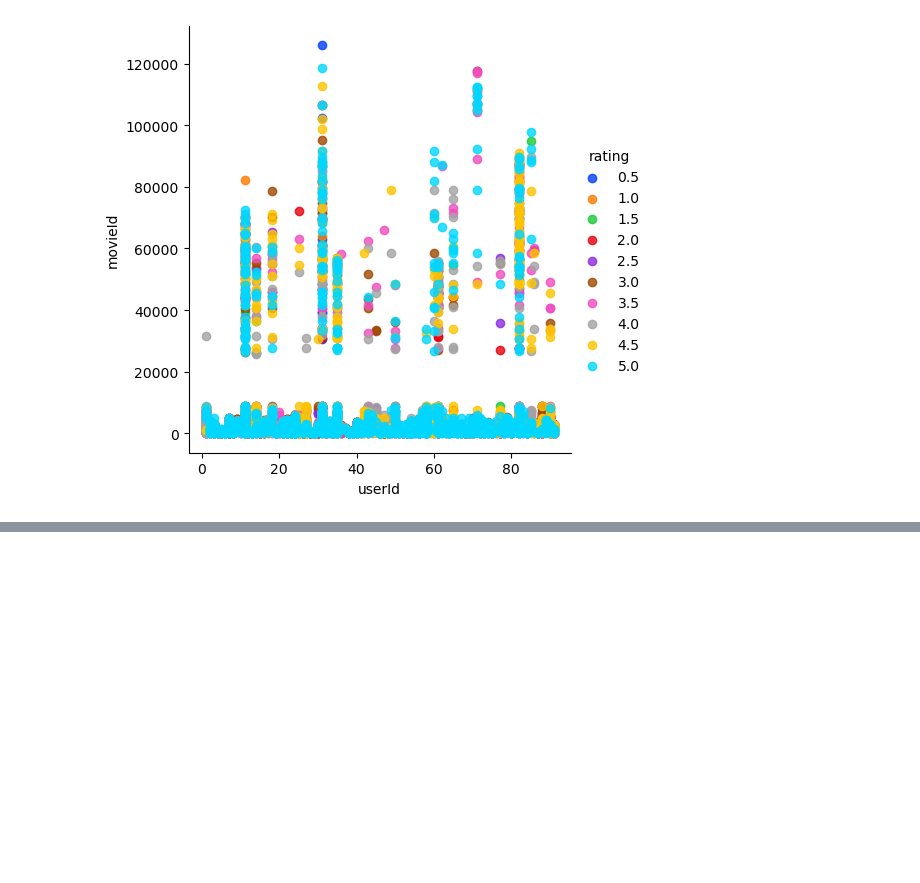
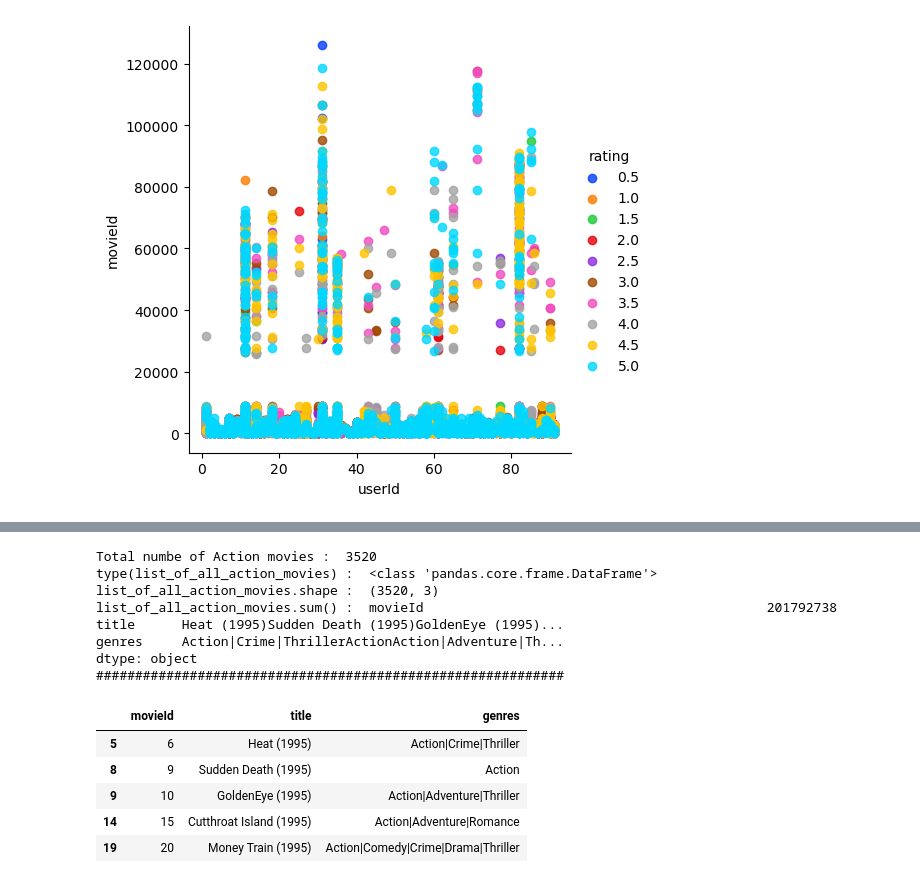
Before and after one commit to jayacpc9/FSDS_Classes, a Jupyter notebook: Python_Workspace/Notebook/BasicCoding_python_kaggle_intro_1_05272016 copy.ipynb, the cells around one changed output, grey strips where cells are left out. Saved outputs shown, nothing was run; the diff lists cells and outputs as text; code cells hidden in the pictures; blank space fills up the shorter version.

```diff
--- a/Python_Workspace/Notebook/BasicCoding_python_kaggle_intro_1_05272016 copy.ipynb
+++ b/Python_Workspace/Notebook/BasicCoding_python_kaggle_intro_1_05272016 copy.ipynb
@@ -583,0 +608,29 @@ vis5 = sns.lmplot(data =ratings_df[0:10000], x='userId',y='movieId',fit_reg=Fals
+# %%
+# get list of Action movies
+movies_df.columns
+is_action=movies_df['genres'].str.contains('Action')
+
+action_count = is_action.sum()
+print("Total numbe of Action movies : ",action_count)
+
+list_of_all_action_movies = movies_df[is_action]
+print("type(list_of_all_action_movies) : ",type(list_of_all_action_movies))
+print("list_of_all_action_movies.shape : ",list_of_all_action_movies.shape)
+print("list_of_all_action_movies.sum() : ",list_of_all_action_movies.sum())
+print("#"*60)
+list_of_all_action_movies.head(5) # prints only the list of action movies.
+# %% [output]
+Total numbe of Action movies :  3520
+type(list_of_all_action_movies) :  <class 'pandas.core.frame.DataFrame'>
+list_of_all_action_movies.shape :  (3520, 3)
+list_of_all_action_movies.sum() :  movieId                                            201792738
+title      Heat (1995)Sudden Death (1995)GoldenEye (1995)...
+genres     Action|Crime|ThrillerActionAction|Adventure|Th...
+dtype: object
+############################################################
+|  | movieId | title | genres |
+| 5 | 6 | Heat (1995) | Action|Crime|Thriller |
+| 8 | 9 | Sudden Death (1995) | Action |
+| 9 | 10 | GoldenEye (1995) | Action|Adventure|Thriller |
+| 14 | 15 | Cutthroat Island (1995) | Action|Adventure|Romance |
+| 19 | 20 | Money Train (1995) | Action|Comedy|Crime|Drama|Thriller |
```
Also changed, not shown: parts of 8 cells of this notebook.
